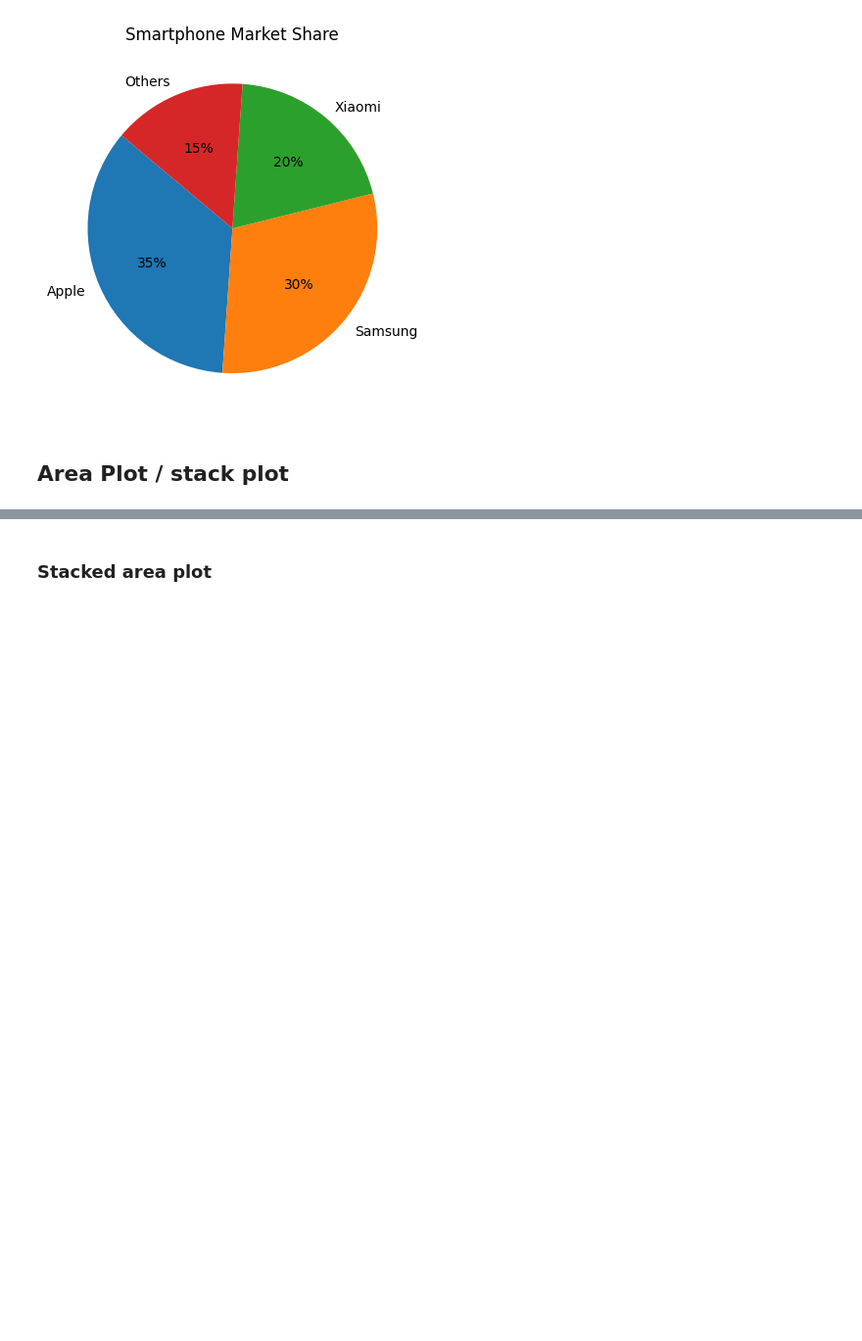
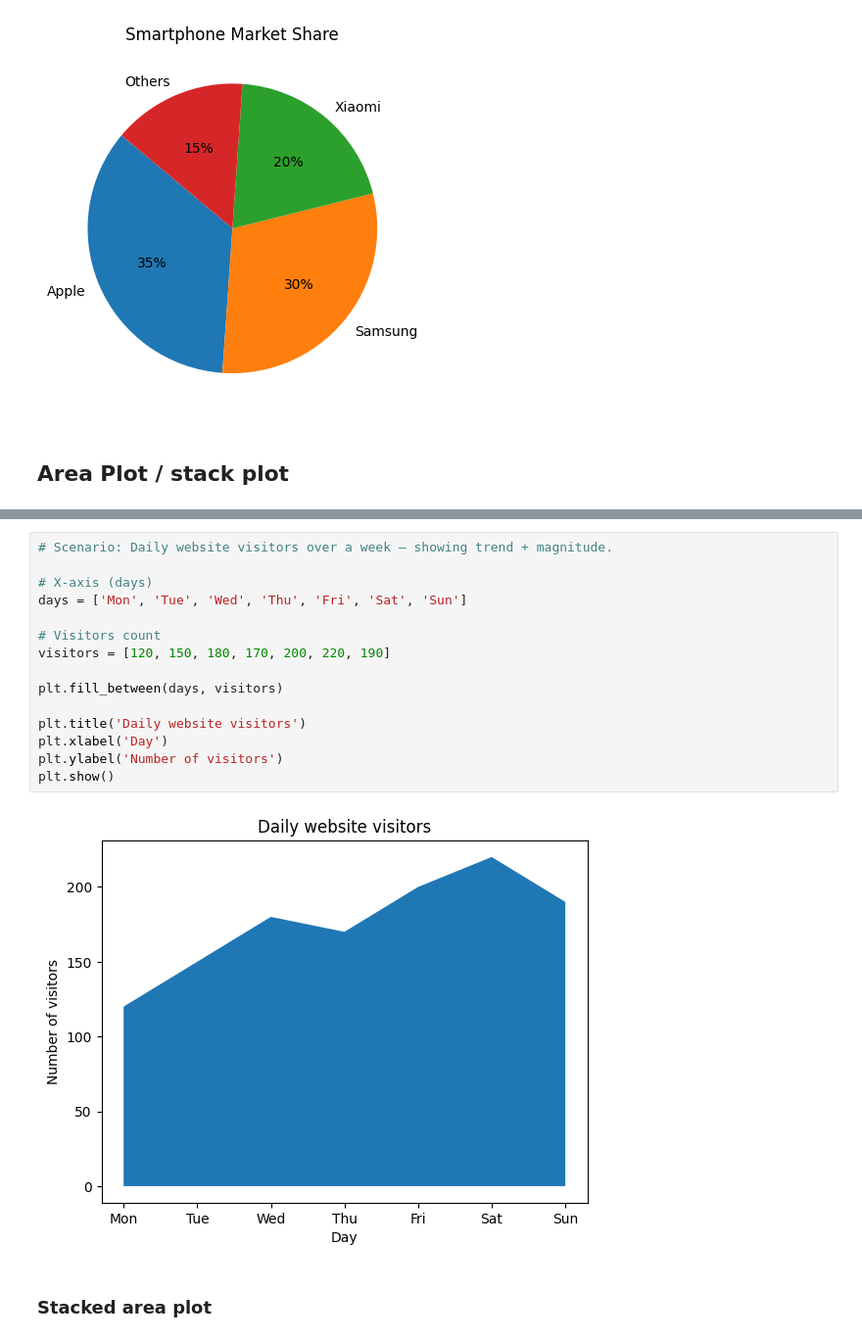
Before and after one commit to Thameempp/Data-analysis, a Jupyter notebook: Visualization/Matplotlib.ipynb, the cells around one changed output, grey strips where cells are left out. Shown at 98% size. Cells and saved outputs as stored; diff of their text form; blank space fills up the shorter version.

Commit message:
updated with more examples for area plot and stacked plot and vector field plot

```diff
--- a/Visualization/Matplotlib.ipynb
+++ b/Visualization/Matplotlib.ipynb
@@ -497,6 +498,23 @@ plt.ylabel("Y")
 plt.show()
 # %% [output]
 [figure]
+# %%
+# Scenario: Daily website visitors over a week — showing trend + magnitude.
+
+# X-axis (days)
+days = ['Mon', 'Tue', 'Wed', 'Thu', 'Fri', 'Sat', 'Sun']
+
+# Visitors count
+visitors = [120, 150, 180, 170, 200, 220, 190]
+
+plt.fill_between(days, visitors)
+
+plt.title('Daily website visitors')
+plt.xlabel('Day')
+plt.ylabel('Number of visitors')
+plt.show()
+# %% [output]
+[figure, added]
 # %% [markdown]
 ### Stacked area plot
 # %%
```
Also changed, not shown: parts of 9 cells of this notebook.
